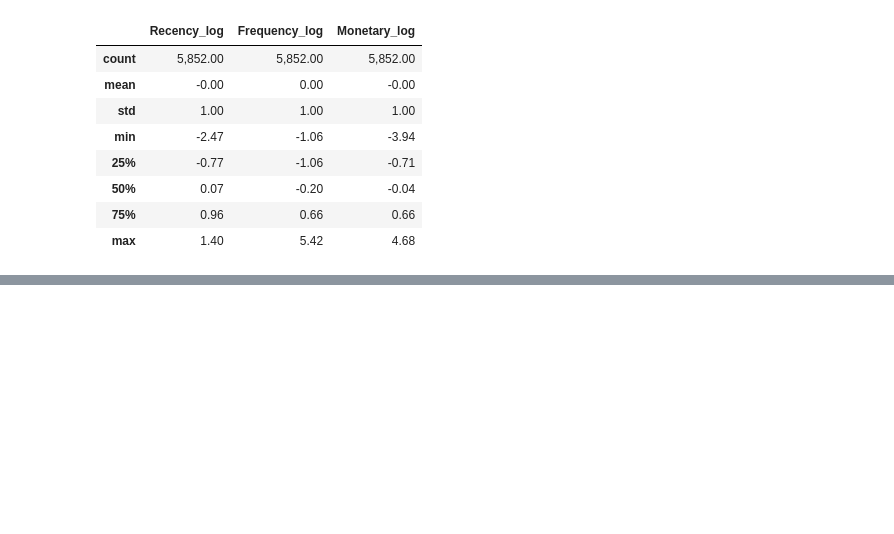
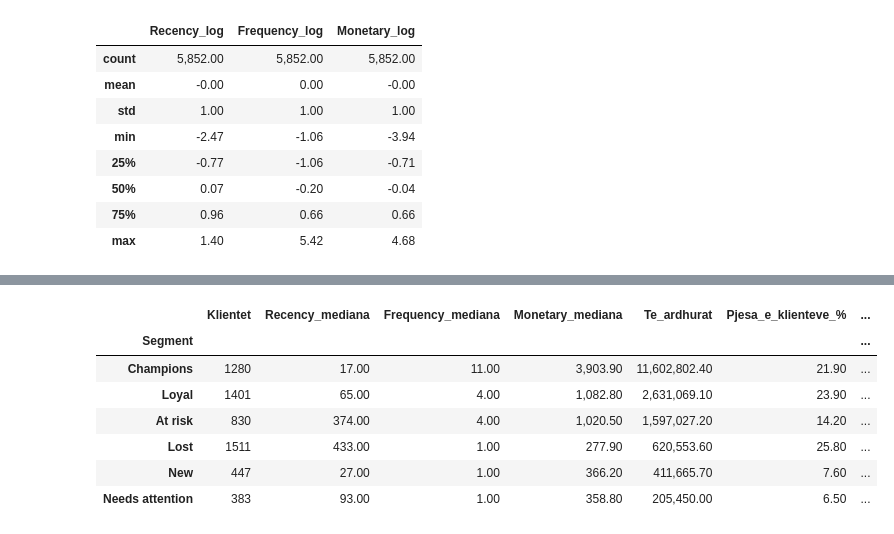
Before and after one commit to Dua-Gashi/online-retail-customer-analytics, a Jupyter notebook: notebooks/02_segmentation.ipynb, the cells around one changed output, grey strips where cells are left out. Saved outputs shown, nothing was run; the diff lists cells and outputs as text; code cells hidden in the pictures; blank space fills up the shorter version.

```diff
--- a/notebooks/02_segmentation.ipynb
+++ b/notebooks/02_segmentation.ipynb
@@ -43,0 +63,21 @@ scaled.describe().round(2)
+# %%
+profile = rfm.join(seg["Segment"]).groupby("Segment").agg(
+    Klientet=("Recency", "size"),
+    Recency_mediana=("Recency", "median"),
+    Frequency_mediana=("Frequency", "median"),
+    Monetary_mediana=("Monetary", "median"),
+    Te_ardhurat=("Monetary", "sum")
+)
+
+profile["Pjesa_e_klienteve_%"] = profile["Klientet"] / profile["Klientet"].sum() * 100
+profile["Pjesa_e_te_ardhuarve_%"] = profile["Te_ardhurat"] / profile["Te_ardhurat"].sum() * 100
+profile.sort_values("Te_ardhurat", ascending=False).round(1)
+# %% [output]
+|  | Klientet | Recency_mediana | Frequency_mediana | Monetary_mediana | Te_ardhurat | Pjesa_e_klienteve_% | ... |
+| Segment |  |  |  |  |  |  | ... |
+| Champions | 1280 | 17.00 | 11.00 | 3,903.90 | 11,602,802.40 | 21.90 | ... |
+| Loyal | 1401 | 65.00 | 4.00 | 1,082.80 | 2,631,069.10 | 23.90 | ... |
+| At risk | 830 | 374.00 | 4.00 | 1,020.50 | 1,597,027.20 | 14.20 | ... |
+| Lost | 1511 | 433.00 | 1.00 | 277.90 | 620,553.60 | 25.80 | ... |
+| New | 447 | 27.00 | 1.00 | 366.20 | 411,665.70 | 7.60 | ... |
+| Needs attention | 383 | 93.00 | 1.00 | 358.80 | 205,450.00 | 6.50 | ... |
```
Also changed, not shown: parts of 3 cells of this notebook, 1 other file.
